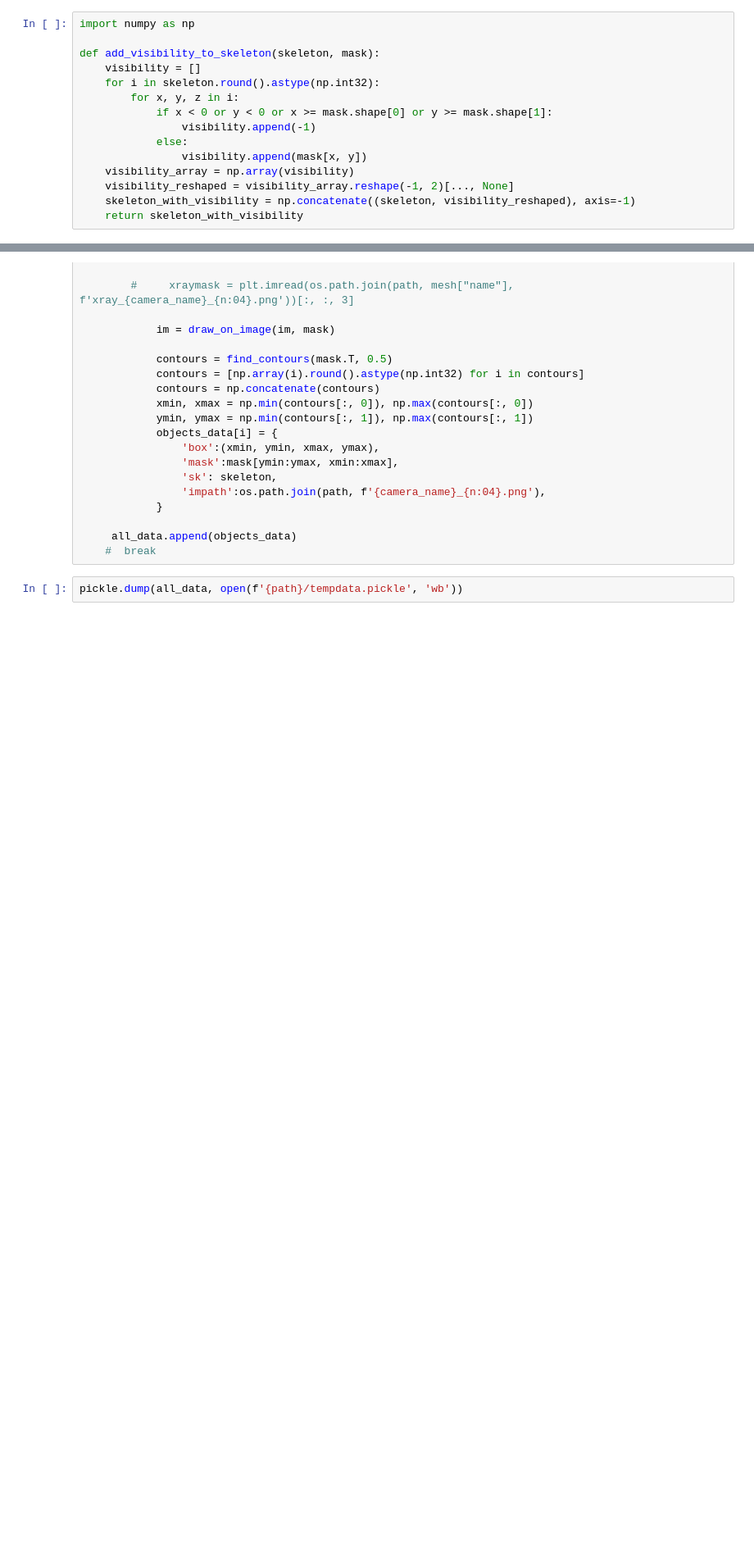
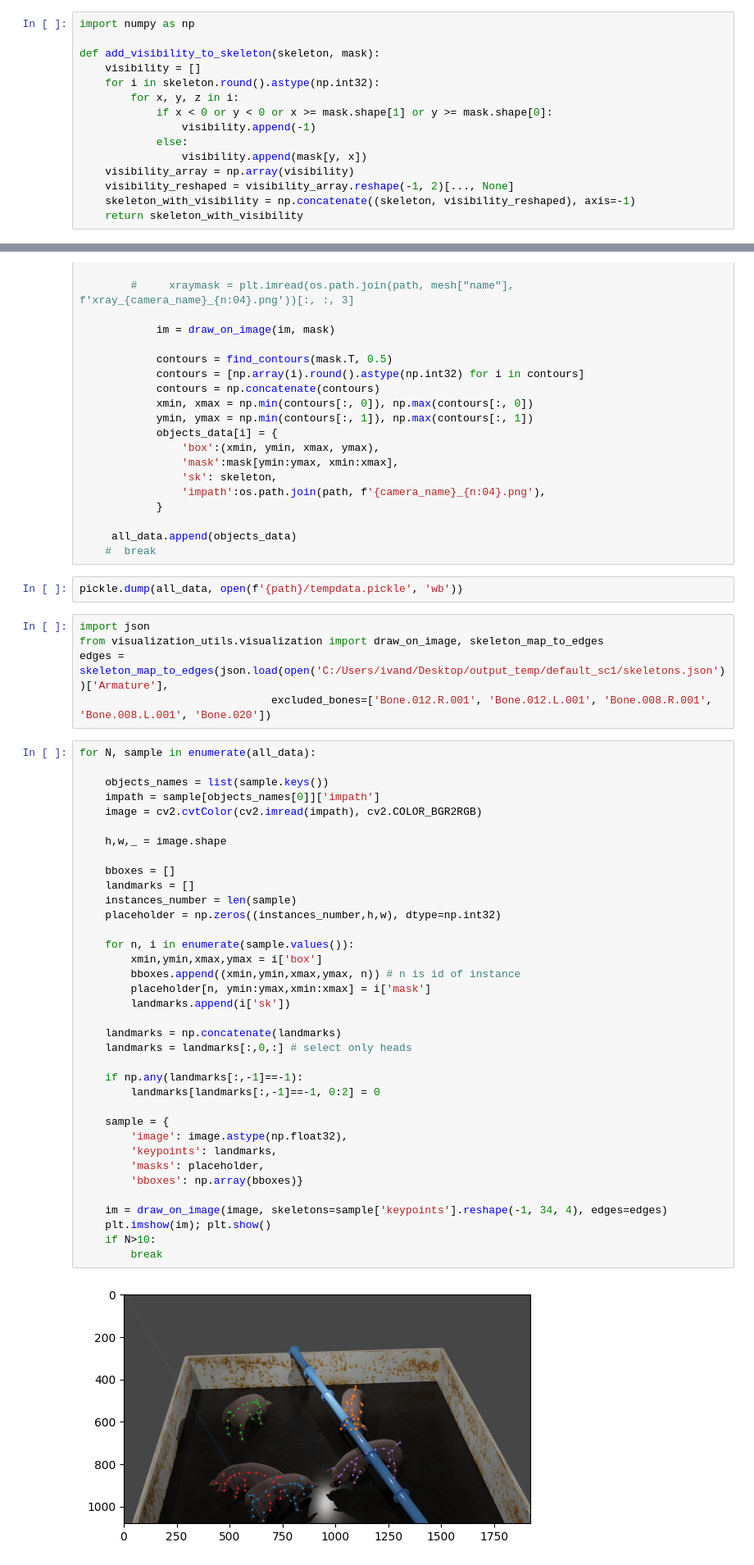
Before and after one commit to Ivandanilovich/Blender-CV-Utils, a Jupyter notebook: inspect generated data.ipynb, the cells around one changed output, grey strips where cells are left out. Shown at 82% size. Saved outputs shown, nothing was run; the diff lists cells and outputs as text; blank space fills up the shorter version.

```diff
--- a/inspect generated data.ipynb
+++ b/inspect generated data.ipynb
@@ -21,10 +21,10 @@ def add_visibility_to_skeleton(skeleton, mask):
     visibility = []
     for i in skeleton.round().astype(np.int32):
         for x, y, z in i:
-            if x < 0 or y < 0 or x >= mask.shape[0] or y >= mask.shape[1]:
+            if x < 0 or y < 0 or x >= mask.shape[1] or y >= mask.shape[0]:
                 visibility.append(-1)
             else:
-                visibility.append(mask[x, y])
+                visibility.append(mask[y, x])
     visibility_array = np.array(visibility)
     visibility_reshaped = visibility_array.reshape(-1, 2)[..., None]
     skeleton_with_visibility = np.concatenate((skeleton, visibility_reshaped), axis=-1)
@@ -85,3 +85,46 @@ for annot_path in tqdm(sorted(Path(path).rglob('annots_frame*.json'))):
     #  break
 # %%
 pickle.dump(all_data, open(f'{path}/tempdata.pickle', 'wb'))
+# %%
+import json
+from visualization_utils.visualization import draw_on_image, skeleton_map_to_edges
+edges = skeleton_map_to_edges(json.load(open('C:/Users/ivand/Desktop/output_temp/default_sc1/skeletons.json'))['Armature'],
+                              excluded_bones=['Bone.012.R.001', 'Bone.012.L.001', 'Bone.008.R.001', 'Bone.008.L.001', 'Bone.020'])
+# %%
+for N, sample in enumerate(all_data):
+
+    objects_names = list(sample.keys())
+    impath = sample[objects_names[0]]['impath']
+    image = cv2.cvtColor(cv2.imread(impath), cv2.COLOR_BGR2RGB)
+
+    h,w,_ = image.shape
+
+    bboxes = []
+    landmarks = []
+    instances_number = len(sample)
+    placeholder = np.zeros((instances_number,h,w), dtype=np.int32)
+
+    for n, i in enumerate(sample.values()):
+        xmin,ymin,xmax,ymax = i['box']
+        bboxes.append((xmin,ymin,xmax,ymax, n)) # n is id of instance
+        placeholder[n, ymin:ymax,xmin:xmax] = i['mask']
+        landmarks.append(i['sk'])
+
+    landmarks = np.concatenate(landmarks)
+    landmarks = landmarks[:,0,:] # select only heads
+
+    if np.any(landmarks[:,-1]==-1):
+        landmarks[landmarks[:,-1]==-1, 0:2] = 0
+
+    sample = {
+        'image': image.astype(np.float32),
+        'keypoints': landmarks,
+        'masks': placeholder,
+        'bboxes': np.array(bboxes)}
+
+    im = draw_on_image(image, skeletons=sample['keypoints'].reshape(-1, 34, 4), edges=edges)
+    plt.imshow(im); plt.show()
+    if N>10:
+        break
+# %% [output]
+[figure, added]
```
Also changed, not shown: parts of 1 cell of this notebook, 1 other file.
